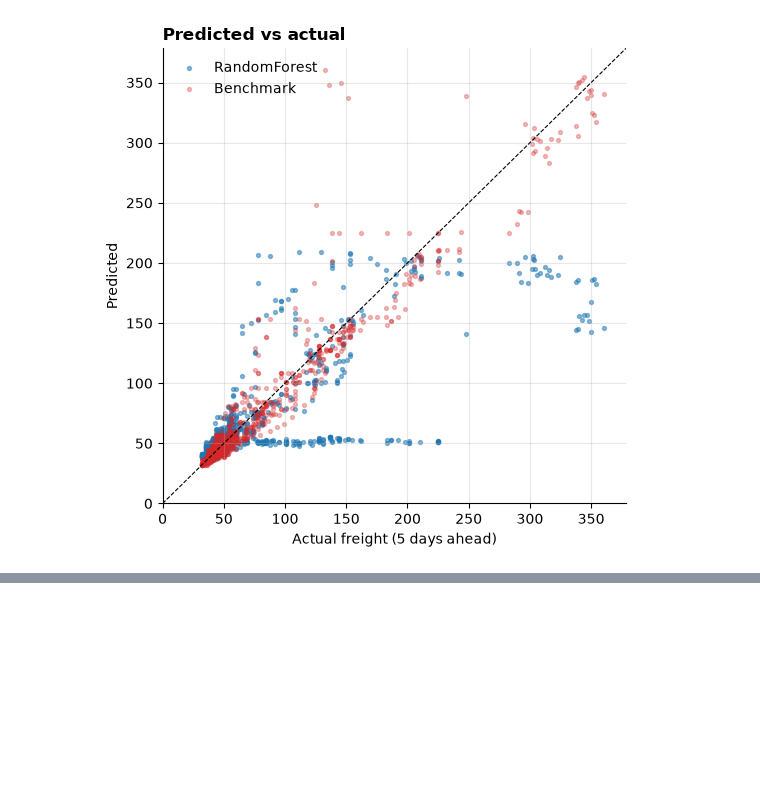
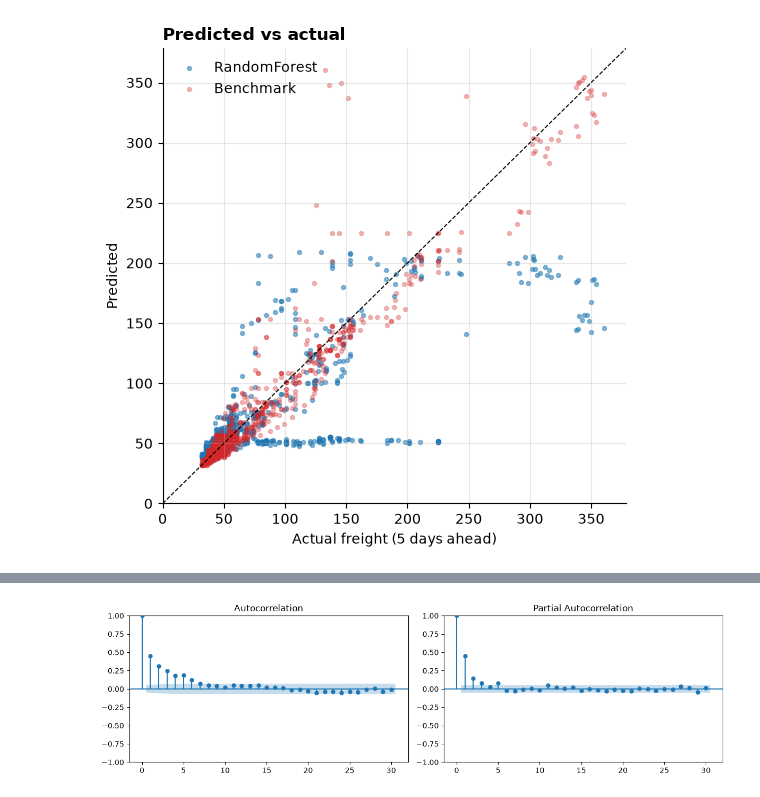
Before and after one commit to pejoCloser/Freight_Challenge, a Jupyter notebook: notebooks/02_initial_feature_engineering copy.ipynb, the cells around one changed output, grey strips where cells are left out. Cells and saved outputs as stored; diff of their text form; code cells hidden in the pictures; blank space fills up the shorter version.

```diff
--- a/notebooks/02_initial_feature_engineering copy.ipynb
+++ b/notebooks/02_initial_feature_engineering copy.ipynb
@@ -842,0 +1002,7 @@ plt.tight_layout(); plt.show()
+# %%
+fig, axes = plt.subplots(1, 2, figsize=(12, 3.5))
+plot_acf(log_freight.diff().dropna(), lags=30, ax=axes[0])
+plot_pacf(log_freight.diff().dropna(), lags=30, ax=axes[1])
+plt.tight_layout(); plt.show()
+# %% [output]
+[figure, added]
```
Also changed, not shown: parts of 16 cells of this notebook, 2 other files.
